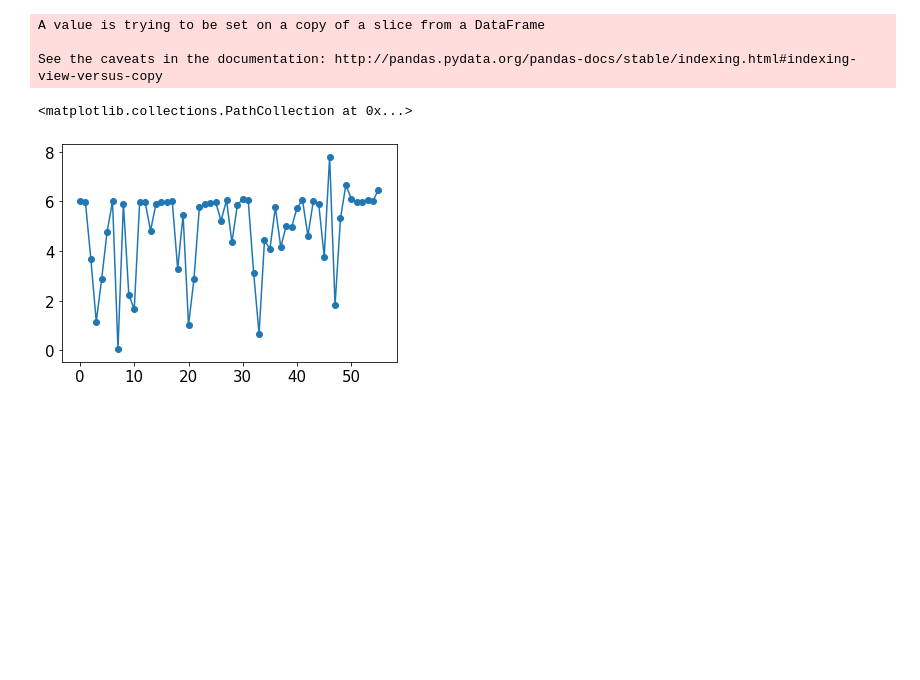
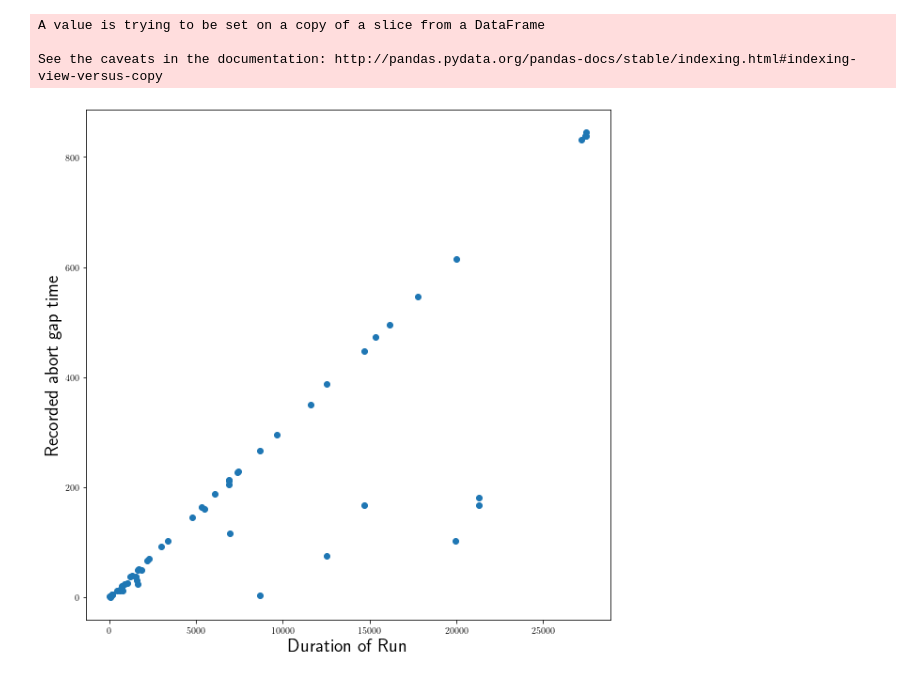
Before and after one commit to GeorgeAlex22/scout, a Jupyter notebook: RatePerTime.ipynb, the cells around one changed output. Saved outputs shown, nothing was run; the diff lists cells and outputs as text; code cells hidden in the pictures; blank space fills up the shorter version.

```diff
--- a/RatePerTime.ipynb
+++ b/RatePerTime.ipynb
@@ -78,15 +229,4 @@ See the caveats in the documentation: http://pandas.pydata.org/pandas-docs/stabl
 # %%
-import numpy as np
-import pandas as pd
-import matplotlib.pyplot as plt
-import os
-import time
-import datetime
-%matplotlib inline
-
-plt.rc('font', size=15)
-plt.rc('figure', max_open_warning = 100)
-
 # data files
 path = './data/goodRuns/' #  The files in this path have been manually processed (removed empty files, and merged a run with two parts into one)
 files = os.listdir(path)
@@ -94,32 +234,30 @@ files = [f for f in files]
 
 # list to hold dataframes
 dfg = []
-
-timeUnit = 1 # in seconds
+absRate = []
+naive = []
+duration = []
+rectime = []
 
 for file in files:
     filepath = path+file
     df = pd.read_csv(filepath)
     dfg.append(df)
 
-TimeLog = pd.read_csv("https://raw.githubusercontent.com/theofil/dscout/master/analysis/runsDateTimeLog.txt",
-                      delimiter = ', ', engine = 'python')
+    runObj = RUN(df)
 
-luminosity = [len(dfg[i]) for i in range(len(dfg))]
-
-duration = TimeLog['duration'].to_list()
-
-durationSecs = []
-for deltat in duration:
-    h, m, s=deltat.split(":")
-    durationSecs.append( datetime.timedelta(hours = int(h), minutes = int(m), seconds = int(s)).total_seconds())
-
-luminosity = np.array(luminosity)
-durationSecs = np.array(durationSecs)
-rate = luminosity/durationSecs
+    absRate.append(runObj.events/runObj.rectimeSECONDS)
+    duration.append(runObj.duration)
+    rectime.append(runObj.rectimeSECONDS)
-# %%
-plt.plot([i for i in  range(len(rate))], rate)
-plt.scatter([i for i in  range(len(rate))], rate)
-# %% [output]
-<matplotlib.collections.PathCollection at 0x...>
-[figure, removed]
+# %%
+duration = np.array(duration)
+rectime = np.array(rectime)
+timeRatio = (duration/rectime)
+# %%
+plt.figure(figsize = (10,10))
+plt.scatter(duration,rectime)
+plt.xlabel('Duration of Run', fontsize = 20)
+plt.ylabel('Recorded abort gap time', fontsize = 20)
+plt.show()
+# %% [output]
+[figure, added]
```
Also changed, not shown: parts of 12 cells of this notebook.
